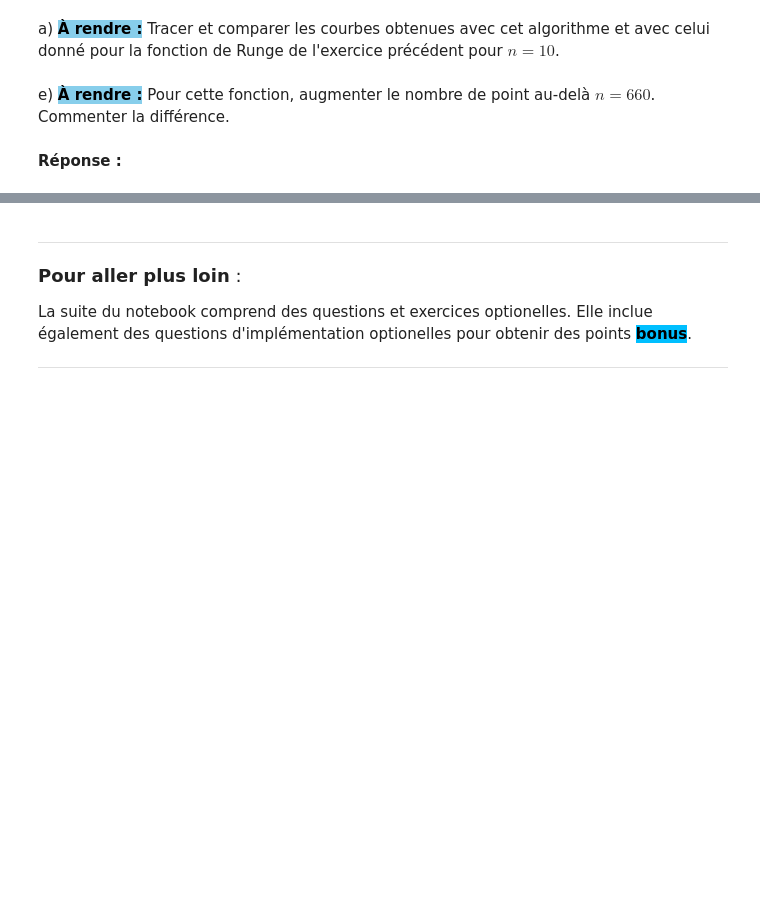
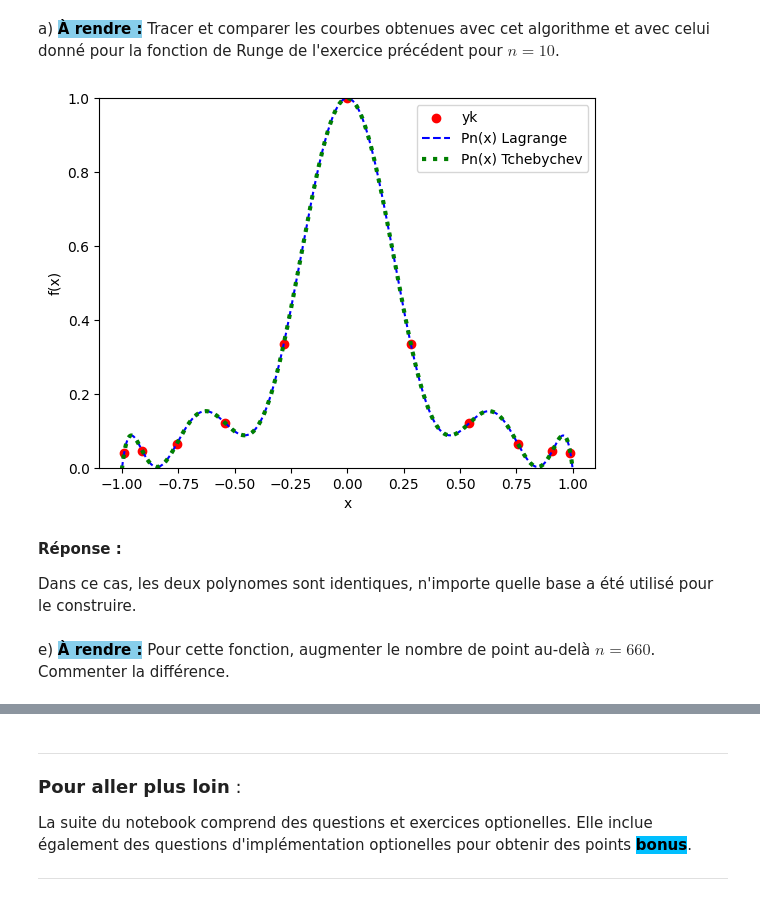
Before and after one commit to Eric-Guerra-Ribeiro/AMP_41012, a Jupyter notebook: pc2.ipynb, the cells around one changed output, grey strips where cells are left out. Cells and saved outputs as stored; diff of their text form; code cells hidden in the pictures; blank space fills up the shorter version.

```diff
--- a/pc2.ipynb
+++ b/pc2.ipynb
@@ -580,16 +597,18 @@ n = 660
 
 # Construire les abscisses xk, les ordonnées yk et le polynomes d'interpolation p associés
 
-f = np.sin
+func = np.sin
 
 # points de Tchebychef
 xk_cheb = cheb_points(xmin, xmax, n + 1)
-yk_cheb =  f(xk_cheb)
+yk_cheb =  func(xk_cheb)
 
 # polynome
 p_cheb = Lagrange(xk_cheb, yk_cheb, x)
 
 # estimation haute
-estim_haute = np.max(np.abs(p_cheb_pert - p_cheb))/np.max(np.abs(p_cheb))
+rectified_p_cheb = p_cheb[np.isfinite(p_cheb)]
+lebesgue_constant = 2/np.pi*np.log(n + 1) + 1
+estim_haute  = np.max(np.abs(func(x)))/np.max(np.abs(rectified_p_cheb))/epsilon
 print("kappa <= ", estim_haute)
 # %% [output]
@@ -701,28 +723,32 @@ n = 10
 # dans la base de Lagrange (p_cheb) et dans la base de Tchebychev (p_cheb_2)
 
 # points equidistants
-xk_cheb2 =
-yk_cheb2 =
+xk_cheb2 = cheb_points(xmin, xmax, n + 1)
+yk_cheb2 = f(xk_cheb2)
 
 # polynome
-p_cheb     =
+p_cheb     = Lagrange(xk_cheb2, yk_cheb2, x)
 
-coef_cheb2 =
-p_cheb2    =
+coef_cheb2 = compute_Tchebychev_coef(xmin, xmax, yk_cheb2)
+p_cheb2    = poly_interp_Tchebychev(coef_cheb2, x)
 # %%
 fig_equi=plt.figure()
 plt.scatter(xk_cheb2, yk_cheb2,                    color="red",   label="yk")
 plt.plot(   x       , p_cheb , linestyle='dashed', color="blue",  label="Pn(x) Lagrange")
-plt.plot(   x       , p_cheb2, linestyle='dotted', color="green", label="Pn(x) Tchebychev")
+plt.plot(   x       , p_cheb2, linestyle='dotted', linewidth=3, color="green", label="Pn(x) Tchebychev")
 plt.ylim((0.,1.))
 plt.xlabel("x")
 plt.ylabel("f(x)")
 plt.legend()
 plt.show()
+# %% [output]
+[figure, added]
+# %% [markdown]
+**Réponse :**
+
+Dans ce cas, les deux polynomes sont identiques, n'importe quelle base a été utilisé pour le construire.
 # %% [markdown]
 e) **<font color=black><span style="background-color:skyblue">À rendre :</span></font>**  Pour cette fonction, augmenter le nombre de point au-delà $n=660$. Commenter la différence.
-# %% [markdown]
-**Réponse :**
 # %%
 # Tracer les courbes
 N    = 1000
```
Also changed, not shown: parts of 37 cells of this notebook.
